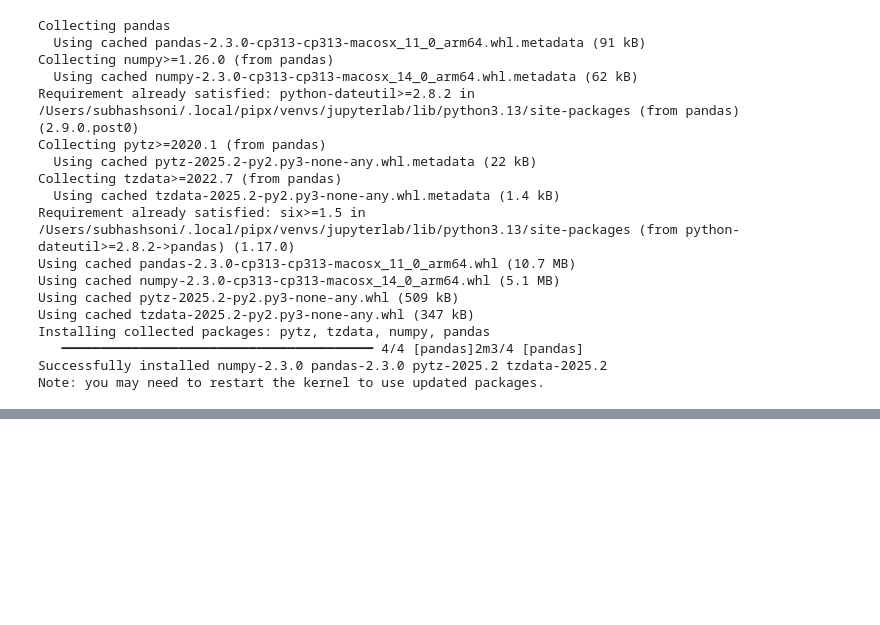
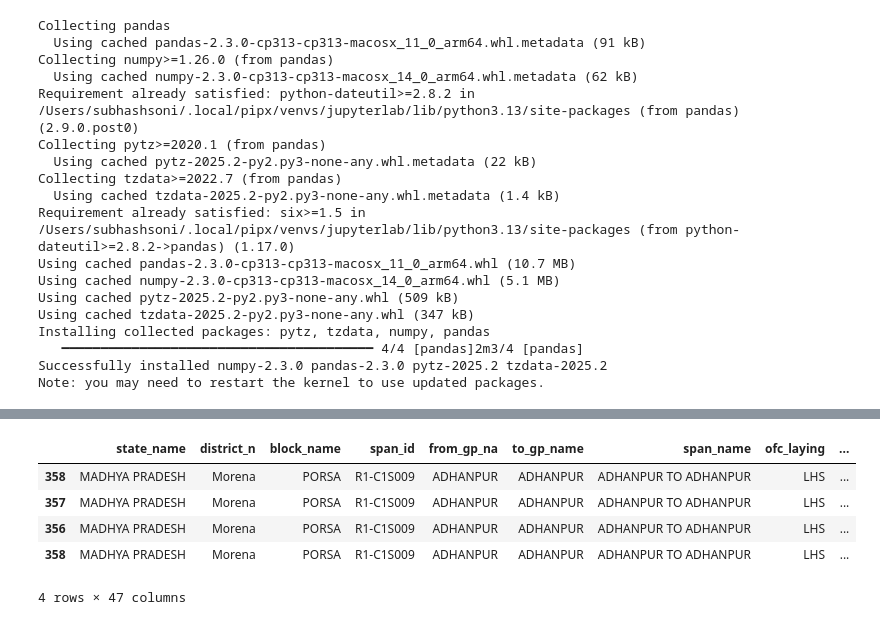
Before and after one commit to sks092016/Formatting_excel_data, a Jupyter notebook: survey_data_analysis.ipynb, the cells around one changed output, grey strips where cells are left out. Drawn from its saved outputs; the diff is of its cells as text; code cells hidden in the pictures; blank space fills up the shorter version.

```diff
--- a/survey_data_analysis.ipynb
+++ b/survey_data_analysis.ipynb
@@ -23,0 +90,2 @@ import pandas as pd
+# %%
+temp_df = porsa_survey[porsa_survey.span_name == 'ADHANPUR TO ADHANPUR'].sort_values('SEQ')
@@ -23,0 +108,2 @@ import pandas as pd
+# %%
+temp_df.insert(11, "chainage", "NA")
@@ -23,0 +169,17 @@ import pandas as pd
+# %%
+new_row = temp_df.iloc[[0]].copy()
+new_row['chainage'] = 0
+new_row['distance'] = 0
+new_row['SEQ'] = 0
+pd.DataFrame(new_row)
+
+
+temp_df = pd.concat([temp_df, new_row])
+temp_df
+# %% [output]
+|  | state_name | district_n | block_name | span_id | from_gp_na | to_gp_name | span_name | ofc_laying | ... |
+| 358 | MADHYA PRADESH | Morena | PORSA | R1-C1S009 | ADHANPUR | ADHANPUR | ADHANPUR TO ADHANPUR | LHS | ... |
+| 357 | MADHYA PRADESH | Morena | PORSA | R1-C1S009 | ADHANPUR | ADHANPUR | ADHANPUR TO ADHANPUR | LHS | ... |
+| 356 | MADHYA PRADESH | Morena | PORSA | R1-C1S009 | ADHANPUR | ADHANPUR | ADHANPUR TO ADHANPUR | LHS | ... |
+| 358 | MADHYA PRADESH | Morena | PORSA | R1-C1S009 | ADHANPUR | ADHANPUR | ADHANPUR TO ADHANPUR | LHS | ... |
+4 rows × 47 columns
```
Also changed, not shown: parts of 33 cells of this notebook, 3 other files.
